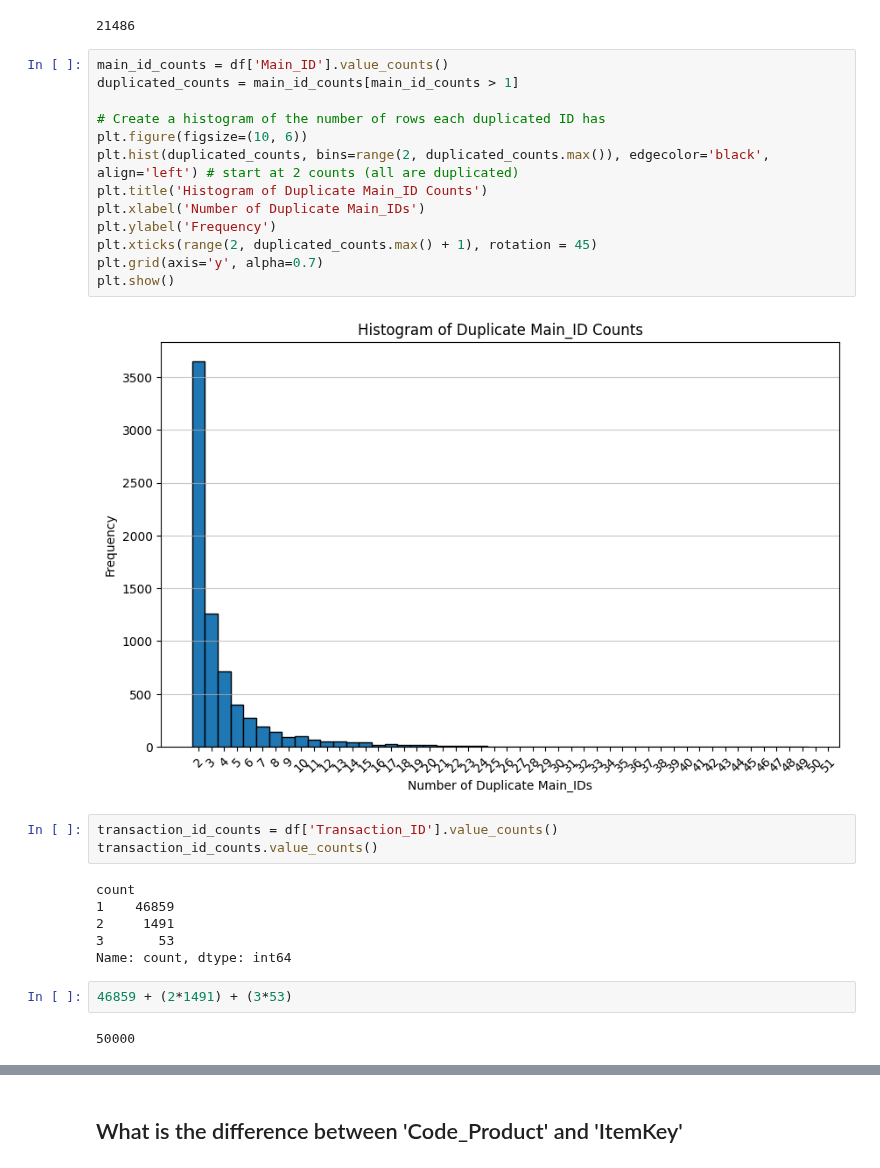
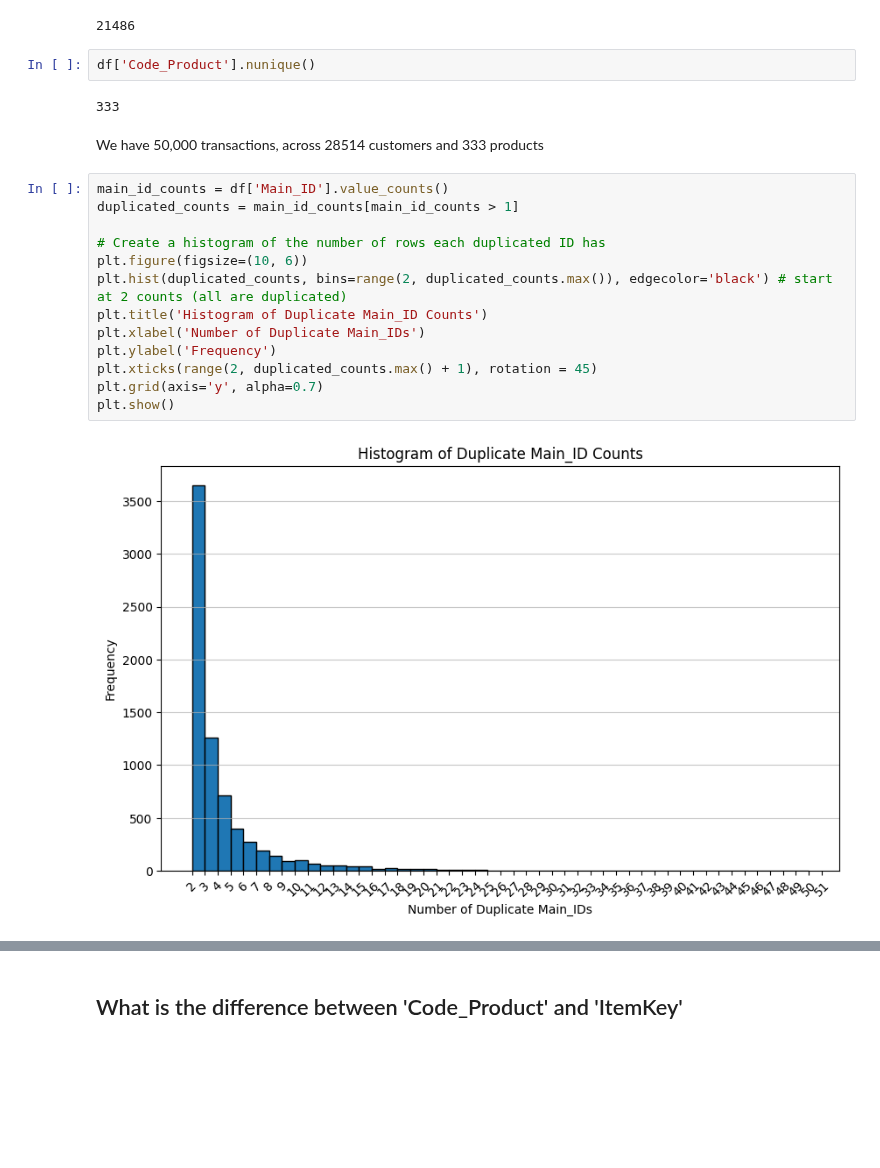
Before and after one commit to balintstewart77/magnimind-assignments, a Jupyter notebook: Recommendation project/notebooks/recommendation_project_balint.ipynb, the cells around one changed output, grey strips where cells are left out. Cells and saved outputs as stored; diff of their text form; blank space fills up the shorter version.

```diff
--- a/Recommendation project/notebooks/recommendation_project_balint.ipynb
+++ b/Recommendation project/notebooks/recommendation_project_balint.ipynb
@@ -64,31 +64,24 @@ df['Main_ID'].nunique()
 df['Main_ID'].duplicated().sum()
 # %% [output]
 21486
+# %%
+df['Code_Product'].nunique()
+# %% [output]
+333
+# %% [markdown]
+We have 50,000 transactions, across 28514 customers and 333 products
 # %%
 main_id_counts = df['Main_ID'].value_counts()
 duplicated_counts = main_id_counts[main_id_counts > 1]
 
 # Create a histogram of the number of rows each duplicated ID has
 plt.figure(figsize=(10, 6))
-plt.hist(duplicated_counts, bins=range(2, duplicated_counts.max()), edgecolor='black', align='left') # start at 2 counts (all are duplicated)
+plt.hist(duplicated_counts, bins=range(2, duplicated_counts.max()), edgecolor='black') # start at 2 counts (all are duplicated)
 plt.title('Histogram of Duplicate Main_ID Counts')
 plt.xlabel('Number of Duplicate Main_IDs')
 plt.ylabel('Frequency')
 plt.xticks(range(2, duplicated_counts.max() + 1), rotation = 45)
 plt.grid(axis='y', alpha=0.7)
 plt.show()
 # %% [output]
-[figure, old version]
+[figure, new version]
-# %%
-transaction_id_counts = df['Transaction_ID'].value_counts()
-transaction_id_counts.value_counts()
-# %% [output]
-count
-1    46859
-2     1491
-3       53
-Name: count, dtype: int64
-# %%
-46859 + (2*1491) + (3*53)
-# %% [output]
-50000
```
Also changed, not shown: parts of 13 cells of this notebook.
